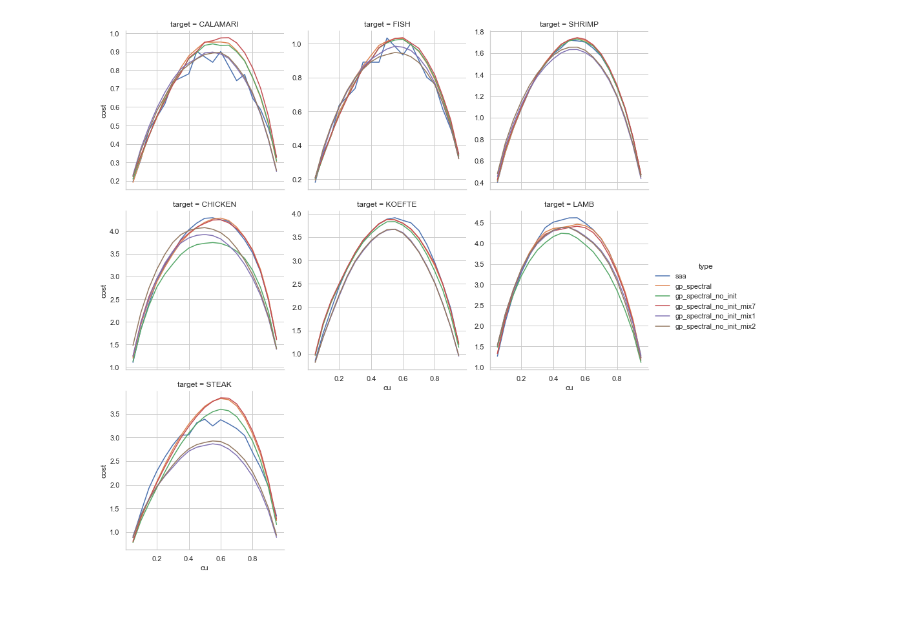
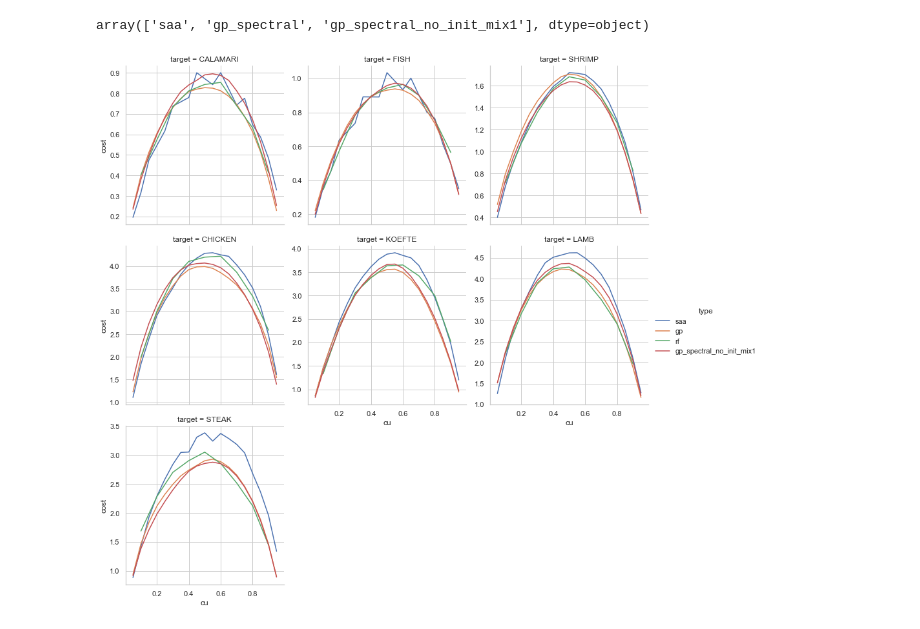
Before and after one commit to matjesg/gp, a Jupyter notebook: nbs_dev/GP_spectral_mixture_kernel.ipynb, the cells around one changed output. Saved outputs shown, nothing was run; the diff lists cells and outputs as text; code cells hidden in the pictures.

```diff
--- a/nbs_dev/GP_spectral_mixture_kernel.ipynb
+++ b/nbs_dev/GP_spectral_mixture_kernel.ipynb
@@ -21,7 +32,7 @@ class SpectralMixtureGPModel(gpytorch.models.ExactGP):
     def __init__(self, train_x, train_y, likelihood):
         super(SpectralMixtureGPModel, self).__init__(train_x, train_y, likelihood)
         self.mean_module = gpytorch.means.ConstantMean()
-        self.covar_module = gpytorch.kernels.SpectralMixtureKernel(num_mixtures=2, ard_num_dims=29)
+        self.covar_module = gpytorch.kernels.SpectralMixtureKernel(num_mixtures=1, ard_num_dims=24)
         #self.covar_module.initialize_from_data(train_x, train_y)
 
     def forward(self,x):
@@ -41,6 +52,8 @@ res = []
 for target in ['CALAMARI', 'FISH', 'SHRIMP', 'CHICKEN', 'KOEFTE', 'LAMB', 'STEAK']:
 
     df = load_yaz(encode_date_features=True, include_prod=[target]).frame
+    df.drop(columns=['WIND', 'CLOUDS', 'RAINFALL',
+       'HOURS_OF_SUNSHINE', 'TEMPERATURE'], inplace=True)
 
     scaler = MinMaxScaler()
     df_scaled = scaler.fit_transform(df)
@@ -145,11 +158,17 @@ Iter 100/100 - Loss: -0.681
+# %%
+benchmark = pd.read_csv('../res_data/gp_all-paste.csv')
+# %%
+df_res.type.unique()
+# %% [output]
+array(['saa', 'gp_spectral', 'gp_spectral_no_init_mix1'], dtype=object)
 # %%
-df_plot = df_res
+df_plot = pd.concat([benchmark[benchmark.type.isin(['saa','gp', 'rf'])], df_res[df_res.type.isin(['gp_spectral_no_init_mix1'])]])
 sns.set(rc={'figure.figsize':(15,15)})
 sns.set_style('whitegrid')
 sns.relplot(data=df_plot, x="cu", y="cost",col_wrap=3,facet_kws={'sharey':False},
     col="target", hue="type",kind="line", aspect=1, height=4);
 # %% [output]
-[figure, old version]
+[figure, new version]
 # %%
 for target in ['CALAMARI', 'FISH', 'SHRIMP', 'CHICKEN', 'KOEFTE', 'LAMB', 'STEAK']:
 
```
Also changed, not shown: parts of 8 cells of this notebook, 9 other files.
